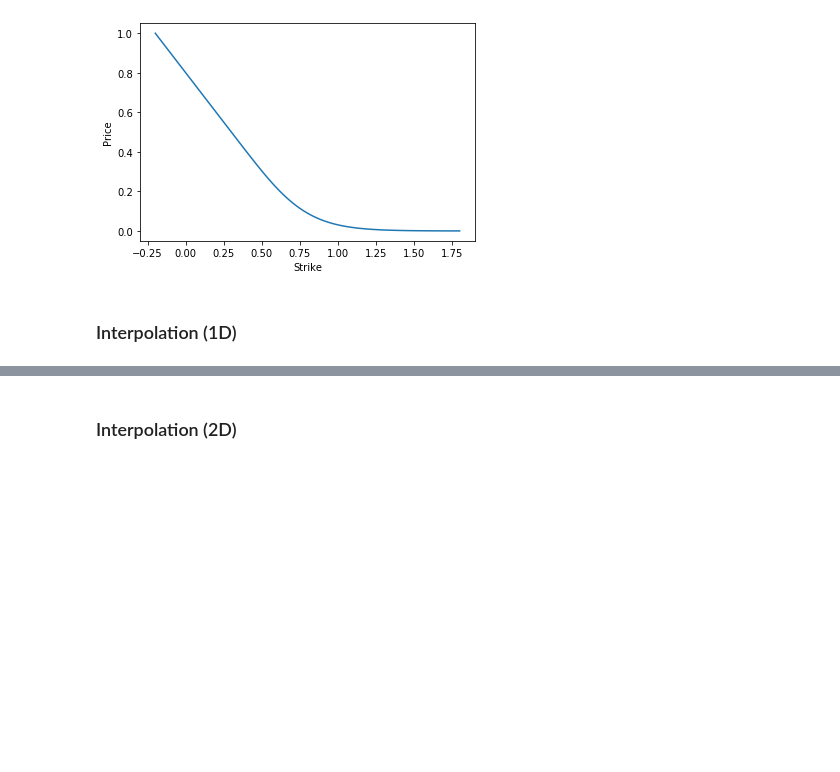
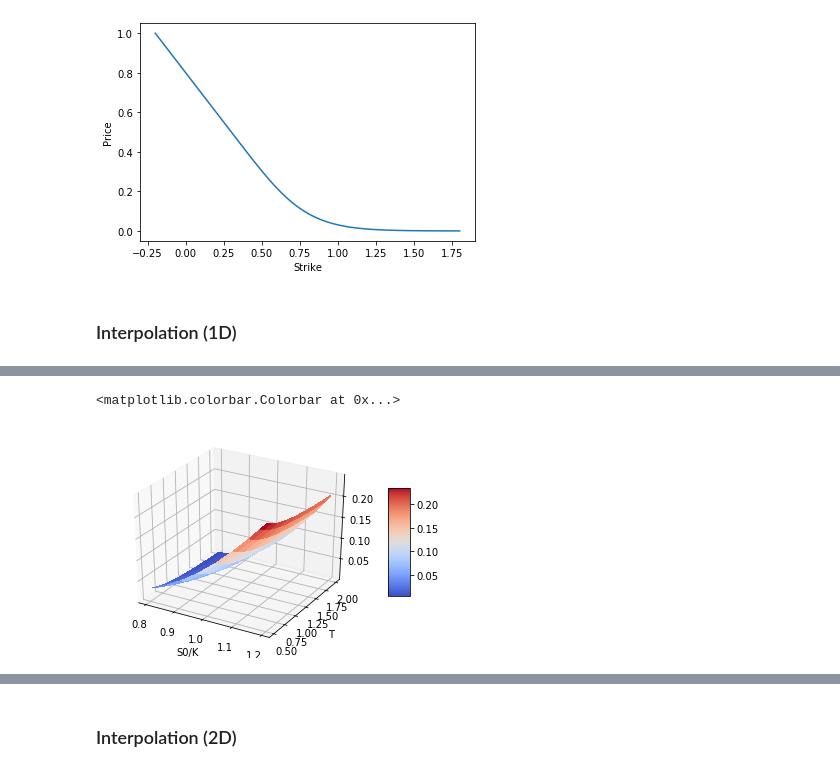
Before and after one commit to catana-research/JupyterNotebooks, a Jupyter notebook: HighPerformanceComputing/Interpolation.ipynb, the cells around one changed output, grey strips where cells are left out. Cells and saved outputs as stored; diff of their text form; code cells hidden in the pictures; blank space fills up the shorter version.

```diff
--- a/HighPerformanceComputing/Interpolation.ipynb
+++ b/HighPerformanceComputing/Interpolation.ipynb
@@ -230,0 +399,20 @@ plt.legend();
+# %%
+# Visualise interpolation points
+from mpl_toolkits.mplot3d import Axes3D
+from matplotlib import cm
+
+X, Y = np.meshgrid(x_spot, y_maturity)
+Z = np.array(z_price)
+
+fig = plt.figure()
+ax = fig.gca(projection='3d')
+
+
+surf = ax.plot_surface(X, Y, Z, cmap=cm.coolwarm, linewidth=0, antialiased=False)
+plt.xlabel('S0/K')
+plt.ylabel('T')
+
+fig.colorbar(surf, shrink=0.5, aspect=5)
+# %% [output]
+<matplotlib.colorbar.Colorbar at 0x...>
+[figure, added]
```
Also changed, not shown: parts of 26 cells of this notebook, 1 other file.
